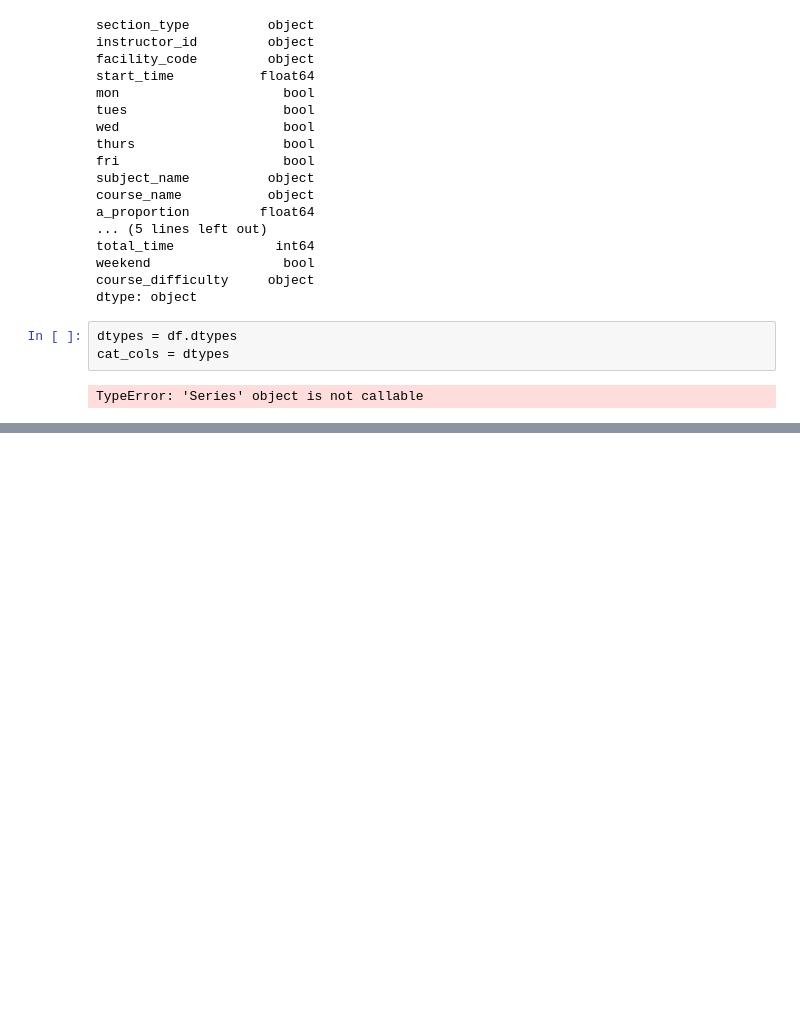
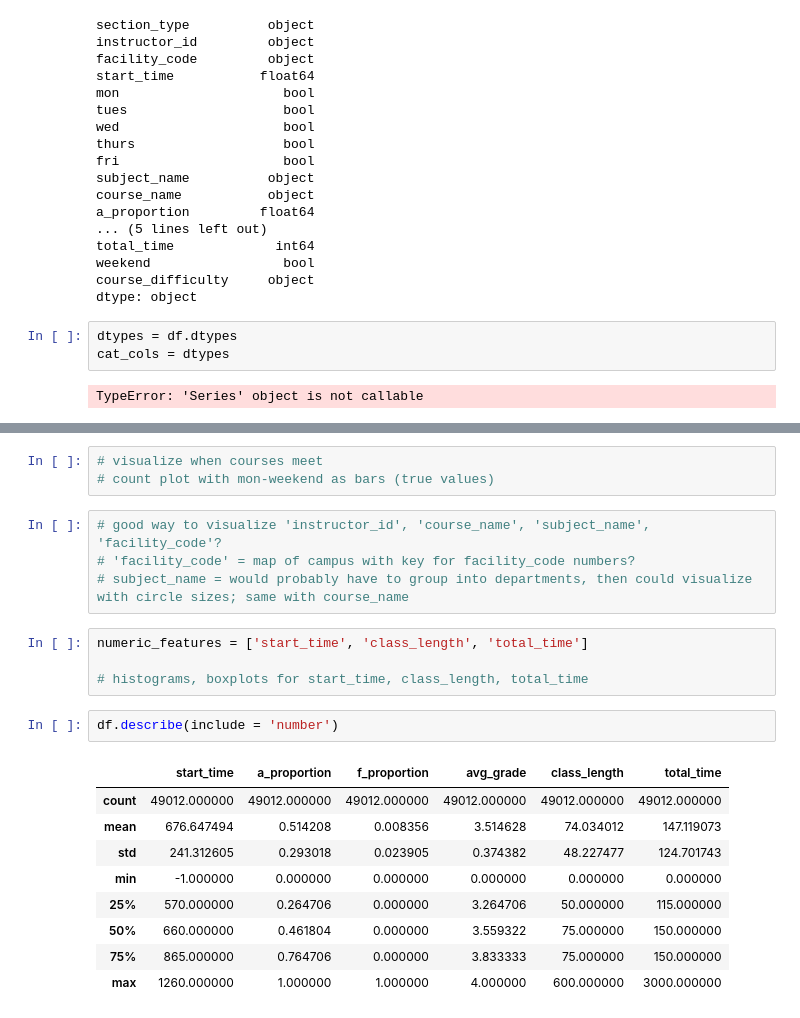
Before and after one commit to kellianneyang/predictive-academic-analytics, a Jupyter notebook: data_visualization.ipynb, the cells around one changed output, grey strips where cells are left out. Drawn from its saved outputs; the diff is of its cells as text; blank space fills up the shorter version.

```diff
--- a/data_visualization.ipynb
+++ b/data_visualization.ipynb
@@ -119,0 +154,23 @@ TypeError: 'Series' object is not callable
+# %%
+# visualize when courses meet
+# count plot with mon-weekend as bars (true values)
+# %%
+# good way to visualize 'instructor_id', 'course_name', 'subject_name', 'facility_code'?
+# 'facility_code' = map of campus with key for facility_code numbers?
+# subject_name = would probably have to group into departments, then could visualize with circle sizes; same with course_name
+# %%
+numeric_features = ['start_time', 'class_length', 'total_time']
+
+# histograms, boxplots for start_time, class_length, total_time
+# %%
+df.describe(include = 'number')
+# %% [output]
+|  | start_time | a_proportion | f_proportion | avg_grade | class_length | total_time |
+| count | 49012.000000 | 49012.000000 | 49012.000000 | 49012.000000 | 49012.000000 | 49012.000000 |
+| mean | 676.647494 | 0.514208 | 0.008356 | 3.514628 | 74.034012 | 147.119073 |
+| std | 241.312605 | 0.293018 | 0.023905 | 0.374382 | 48.227477 | 124.701743 |
+| min | -1.000000 | 0.000000 | 0.000000 | 0.000000 | 0.000000 | 0.000000 |
+| 25% | 570.000000 | 0.264706 | 0.000000 | 3.264706 | 50.000000 | 115.000000 |
+| 50% | 660.000000 | 0.461804 | 0.000000 | 3.559322 | 75.000000 | 150.000000 |
+| 75% | 865.000000 | 0.764706 | 0.000000 | 3.833333 | 75.000000 | 150.000000 |
+| max | 1260.000000 | 1.000000 | 1.000000 | 4.000000 | 600.000000 | 3000.000000 |
```
Also changed, not shown: parts of 11 cells of this notebook, 1 other file.
